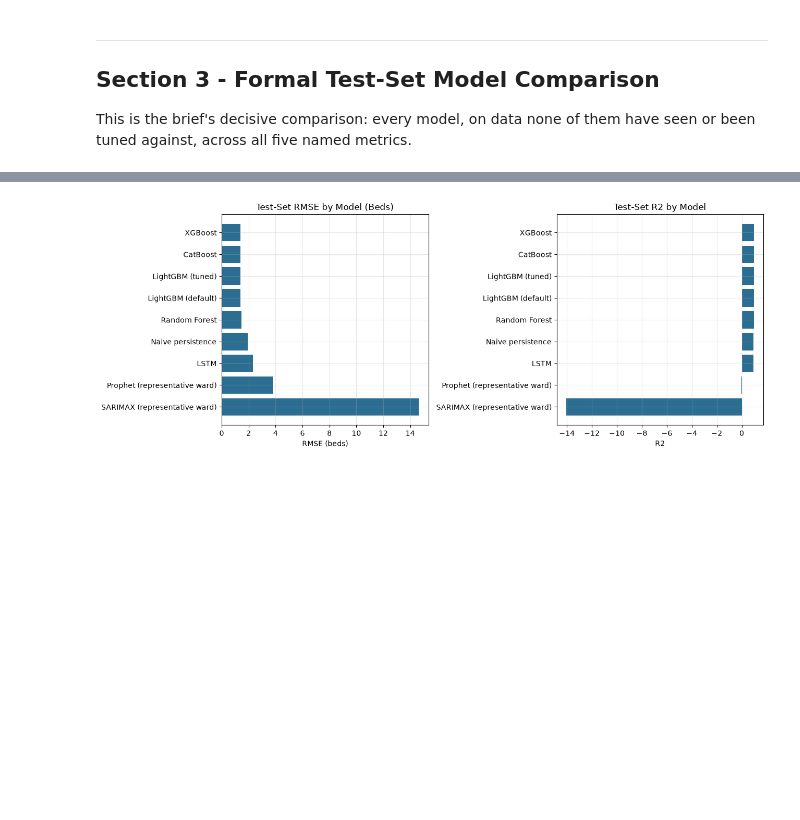
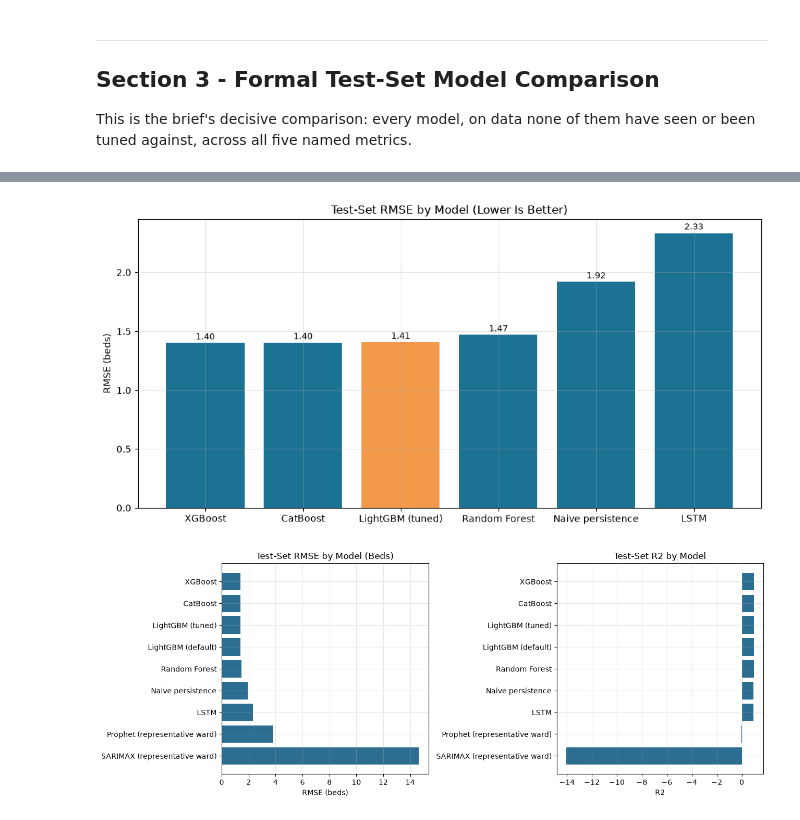
Before and after one commit to DataRevivalist/hospital_bed_occupancy_forecast, a Jupyter notebook: notebooks/05_Model_Evaluation_Forecast_Comparison.ipynb, the cells around one changed output, grey strips where cells are left out. Cells and saved outputs as stored; diff of their text form; code cells hidden in the pictures; blank space fills up the shorter version.

```diff
--- a/notebooks/05_Model_Evaluation_Forecast_Comparison.ipynb
+++ b/notebooks/05_Model_Evaluation_Forecast_Comparison.ipynb
@@ -273,6 +273,23 @@ comparison_df.to_csv(EXPORT_DIR / 'test_set_model_comparison.csv', index=False)
 | 6 | LSTM | 2.334 | 1.534 | 17.93 | 54 | 18.51 | 0.931 |
 | 7 | Prophet (representative ward) | 3.776 | 3.167 | 14.68 | 0 | 14.26 | -0.006 |
 | 8 | SARIMAX (representative ward) | 14.619 | 13.940 | 58.56 | 0 | 85.17 | -14.070 |
+# %%
+plot_models = ['Naive persistence', 'LSTM', 'Random Forest', 'CatBoost', 'XGBoost', 'LightGBM (tuned)']
+plot_df = comparison_df[comparison_df['model'].isin(plot_models)].sort_values('rmse')
+
+fig, ax = plt.subplots(figsize=(10, 5))
+colors = ['#F2994A' if m == 'LightGBM (tuned)' else '#1C7293' for m in plot_df['model']]
+ax.bar(plot_df['model'], plot_df['rmse'], color=colors)
+ax.set_title('Test-Set RMSE by Model (Lower Is Better)')
+ax.set_ylabel('RMSE (beds)')
+
+for i, v in enumerate(plot_df['rmse']):
+    ax.text(i, v + 0.03, f'{v:.2f}', ha='center', fontsize=9)
+
+plt.tight_layout()
+plt.show()
+# %% [output]
+[figure, added]
 # %%
 fig, axes = plt.subplots(1, 2, figsize=(13, 5))
 
```
Also changed, not shown: 3 other files.
